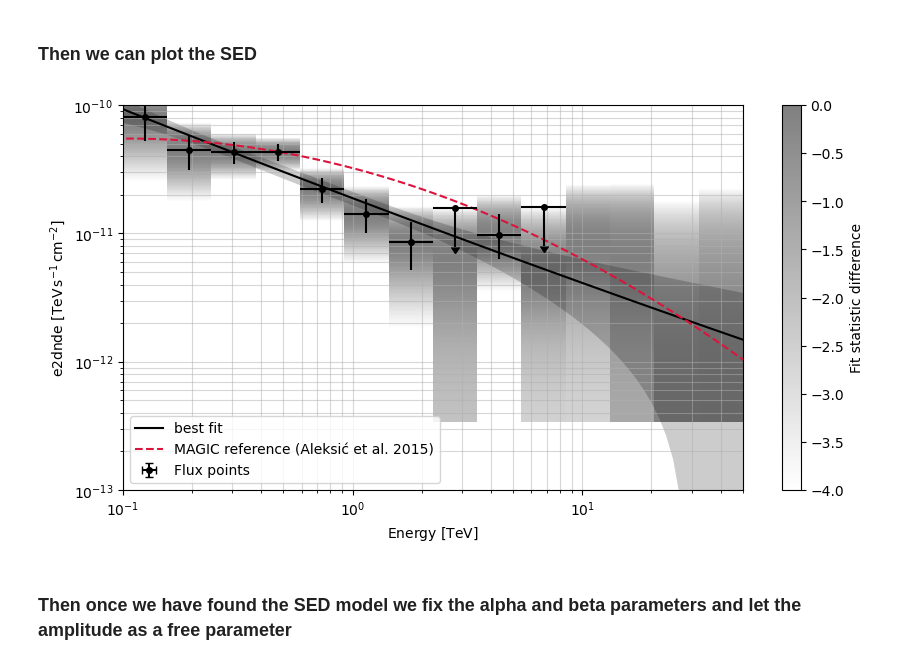
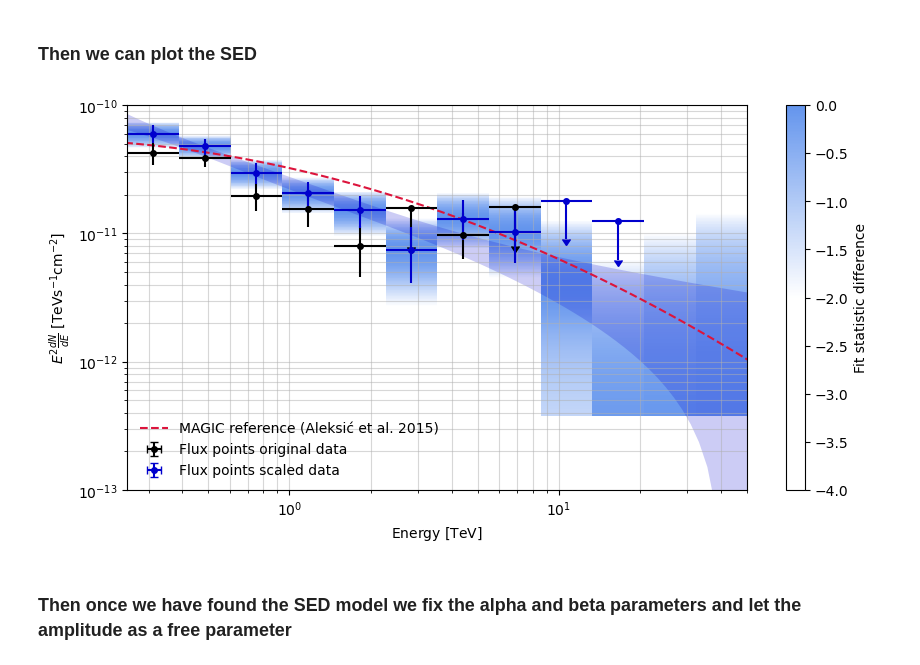
Before and after one commit to juanjq/cherenkov_transparency_corrections, a Jupyter notebook: high_level_analysis/dl3_gammapy_analysis.ipynb, the cells around one changed output. Cells and saved outputs as stored; diff of their text form; code cells hidden in the pictures.

```diff
--- a/high_level_analysis/dl3_gammapy_analysis.ipynb
+++ b/high_level_analysis/dl3_gammapy_analysis.ipynb
@@ -43,9 +43,8 @@ root_data = root + "../../data/"
 config_gammapy = root_objects + "config_gammapy_analysis.json"
 
 # Path of dl3 data
-dl3_dir = root_data + "cherenkov_transparency_corrections/crab/dl3/"
-
-# fname_dict = "objects/dict_sed_and_lc.pkl"
+dl3_dir   = root_data + "cherenkov_transparency_corrections/crab/dl3/"
+dl3_dir_s = root_data + "cherenkov_transparency_corrections/crab/dl3_scaled/"
 # %% [markdown]
 ### Loading configuration files
 # %%
@@ -210,9 +236,14 @@ model = SkyModel(
     spectral_model=spectral_model,
     name="crab"
 )
+model_s = SkyModel(
+    spectral_model=spectral_model,
+    name="crab"
+)
 
 # We set the model of all datasets to log parabola
-stacked_dataset.models = model
+stacked_dataset.models   = model
+stacked_dataset_s.models = model_s
 # %% [markdown]
 ### We fit the model with the stacked dataset
 # %%
@@ -245,6 +289,8 @@ fpe = FluxPointsEstimator(
 )
 
 # We apply the flux point estiation from the datasets
-flux_points = fpe.run(datasets=stacked_dataset)
-flux_points.to_table(sed_type="dnde", formatted=True)[:5]
+flux_points   = fpe.run(datasets=stacked_dataset)
+flux_points_s = fpe.run(datasets=stacked_dataset_s)
+display(flux_points.to_table(sed_type="dnde", formatted=True)[:3])
+display(flux_points_s.to_table(sed_type="dnde", formatted=True)[:3])
 # %% [output]
@@ -264,49 +315,38 @@ Table length=5
 # %%
 plot_kwargs = {
     "energy_bounds": [0.08, 100] * u.TeV,
     "sed_type": "e2dnde",
     "yunits": u.Unit("TeV cm-2 s-1"),
     "xunits": u.TeV,
 }
-cmap = plotting.create_cmap_from_colors(["w", "gray"])
+cmap = plotting.create_cmap_from_colors(["w", "w", "cornflowerblue"])
 
 # Crab models
 crab_magic_100 = create_crab_spectral_model("magic_lp")
-crab_magic_10  = create_crab_spectral_model("magic_lp")
-crab_magic_1   = create_crab_spectral_model("magic_lp")
-crab_magic_10.amplitude.value = crab_magic_10.amplitude.value * 0.1
-crab_magic_1.amplitude.value  = crab_magic_1.amplitude.value  * 0.01
 
 fig, ax = plt.subplots(figsize=(10,5))
 
-
-best_fit_model.spectral_model.plot(
-    ax=ax, ls="-", lw=1.5, color="k", label="best fit", **plot_kwargs
-)
-
 best_fit_model.spectral_model.plot_error(
-    ax=ax, facecolor="k", alpha=0.2, **plot_kwargs
+    ax=ax, facecolor="mediumblue", alpha=0.2, **plot_kwargs
 )
 
 crab_magic_100.plot(
     ax=ax, ls="--", lw=1.5, color="crimson", label="MAGIC reference (Aleksić et al. 2015)", **plot_kwargs
 )
-# crab_magic_10.plot(
-#     ax=ax, ls="--", lw=1.5, color="crimson", label="Crab 10%", **plot_kwargs
-# )
-# crab_magic_1.plot(
-#     ax=ax, ls="--", lw=1.5, color="crimson", label="Crab 1%", **plot_kwargs
-# )
 
-flux_points.plot(sed_type="e2dnde", color="k", label="Flux points")
-flux_points.plot_ts_profiles(sed_type="e2dnde", cmap=cmap)
+flux_points.plot(sed_type="e2dnde", color="k", label="Flux points original data")
+flux_points_s.plot(sed_type="e2dnde", color="mediumblue", label="Flux points scaled data")
+flux_points_s.plot_ts_profiles(sed_type="e2dnde", cmap=cmap)
 
-ax.legend(loc=3)
+ax.legend(loc=3, frameon=False)
 ax.set_ylim([1e-13, 1e-10])
 ax.grid(which="both", alpha=0.5)
+ax.set_ylabel("$E^2\\frac{dN}{dE}$ [TeVs${}^{-1}$cm${}^{-2}$]")
+
+plt.savefig(f"plots/total.png", bbox_inches="tight", dpi=400)
 plt.show()
 # %% [output]
-[figure, old version]
+[figure, new version]
 # %% [markdown]
 ### Then once we have found the SED model we fix the alpha and beta parameters and let the amplitude as a free parameter
 # %%
```
Also changed, not shown: parts of 13 cells of this notebook, 5 other files.
